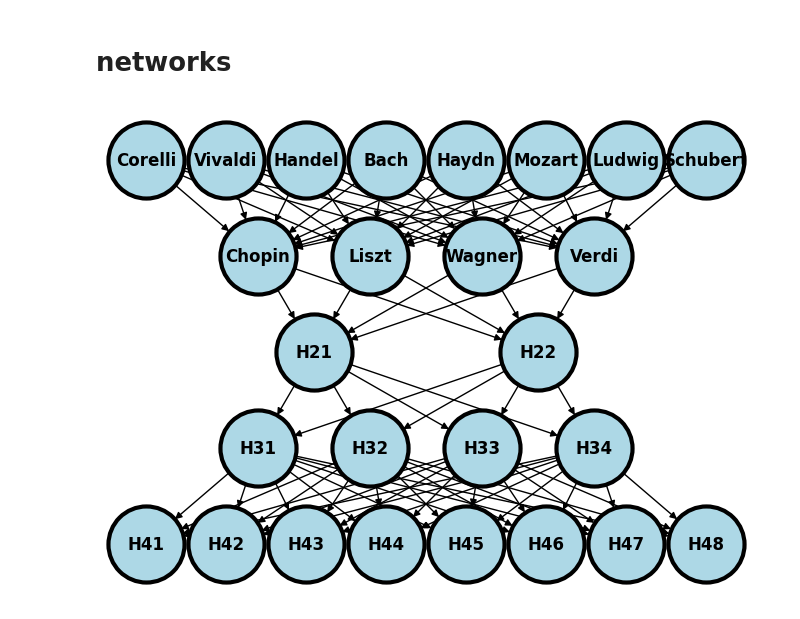
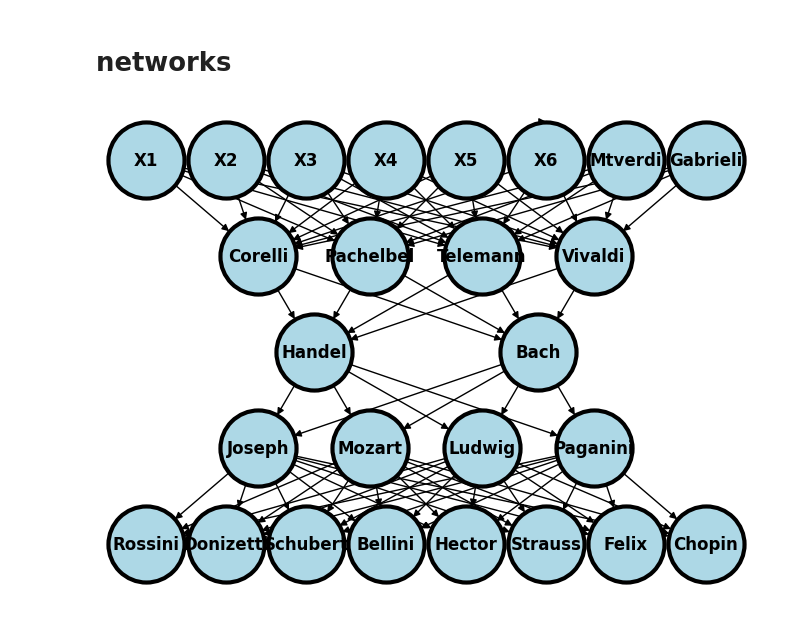
Before and after one commit to muzaale/destruction, a Jupyter notebook: _build/jupyter_execute/networks.ipynb, the cells around one changed output. Drawn from its saved outputs; the diff is of its cells as text; code cells hidden in the pictures.

```diff
--- a/_build/jupyter_execute/networks.ipynb
+++ b/_build/jupyter_execute/networks.ipynb
@@ -8,79 +8,79 @@ import sklearn as skl
 
 #plt.figure(figsize=[2, 2])
 G = nx.DiGraph()
-G.add_node("Corelli",  pos = (0, 5) )
-G.add_node("Vivaldi",  pos = (1, 5) )
-G.add_node("Handel",  pos = (2, 5) )
-G.add_node("Bach",  pos = (3, 5) )
-G.add_node("Haydn",  pos = (4, 5) )
-G.add_node("Mozart",  pos = (5, 5) )
-G.add_node("Ludwig",  pos = (6, 5) )
-G.add_node("Schubert",  pos = (7, 5) )
+G.add_node("X1",  pos = (0, 5) )
+G.add_node("X2",  pos = (1, 5) )
+G.add_node("X3",  pos = (2, 5) )
+G.add_node("X4",  pos = (3, 5) )
+G.add_node("X5",  pos = (4, 5) )
+G.add_node("X6",  pos = (5, 5) )
+G.add_node("Mtverdi",  pos = (6, 5) )
+G.add_node("Gabrieli",  pos = (7, 5) )
 
-G.add_node("Chopin",  pos = (1.4, 4) )
-G.add_node("Liszt",  pos = (2.8, 4) )
-G.add_node("Wagner",  pos = (4.2, 4) )
-G.add_node("Verdi",  pos = (5.6, 4) )
+G.add_node("Corelli",  pos = (1.4, 4) )
+G.add_node("Pachelbel",  pos = (2.8, 4) )
+G.add_node("Telemann",  pos = (4.2, 4) )
+G.add_node("Vivaldi",  pos = (5.6, 4) )
 
-G.add_node("H21",  pos = (2.1, 3) )
-G.add_node("H22",  pos = (4.9, 3) )
+G.add_node("Handel",  pos = (2.1, 3) )
+G.add_node("Bach",  pos = (4.9, 3) )
 
-G.add_node("H31",  pos = (1.4, 2) )
-G.add_node("H32",  pos = (2.8, 2) )
-G.add_node("H33",  pos = (4.2, 2) )
-G.add_node("H34",  pos = (5.6, 2) )
+G.add_node("Joseph",  pos = (1.4, 2) )
+G.add_node("Mozart",  pos = (2.8, 2) )
+G.add_node("Ludwig",  pos = (4.2, 2) )
+G.add_node("Paganini",  pos = (5.6, 2) )
 
 
-G.add_node("H41",  pos = (0, 1) )
-G.add_node("H42",  pos = (1, 1) )
-G.add_node("H43",  pos = (2, 1) )
-G.add_node("H44",  pos = (3, 1) )
-G.add_node("H45",  pos = (4, 1) )
-G.add_node("H46",  pos = (5, 1) )
-G.add_node("H47",  pos = (6, 1) )
-G.add_node("H48",  pos = (7, 1) )
+G.add_node("Rossini",  pos = (0, 1) )
+G.add_node("Donizetti",  pos = (1, 1) )
+G.add_node("Schubert",  pos = (2, 1) )
+G.add_node("Bellini",  pos = (3, 1) )
+G.add_node("Hector",  pos = (4, 1) )
+G.add_node("Strauss",  pos = (5, 1) )
+G.add_node("Felix",  pos = (6, 1) )
+G.add_node("Chopin",  pos = (7, 1) )
 
-G.add_edges_from([ ("Corelli", "Chopin"),  ("Corelli", "Liszt"),  ("Corelli", "Wagner"),  ("Corelli", "Verdi")])
-G.add_edges_from([ ("Vivaldi", "Chopin"),  ("Vivaldi", "Liszt"),  ("Vivaldi", "Wagner"),  ("Vivaldi", "Verdi")])
-G.add_edges_from([ ("Handel", "Chopin"),  ("Handel", "Liszt"),  ("Handel", "Wagner"),  ("Handel", "Verdi")])
-G.add_edges_from([ ("Bach", "Chopin"),  ("Bach", "Liszt"),  ("Bach", "Wagner"),  ("Bach", "Verdi")])
-G.add_edges_from([ ("Haydn", "Chopin"),  ("Haydn", "Liszt"),  ("Haydn", "Wagner"),  ("Haydn", "Verdi")])
-G.add_edges_from([ ("Mozart", "Chopin"),  ("Mozart", "Liszt"),  ("Mozart", "Wagner"),  ("Mozart", "Verdi")])
-G.add_edges_from([ ("Ludwig", "Chopin"),  ("Ludwig", "Liszt"),  ("Ludwig", "Wagner"),  ("Ludwig", "Verdi")])
-G.add_edges_from([ ("Schubert", "Chopin"),  ("Schubert", "Liszt"),  ("Schubert", "Wagner"),  ("Schubert", "Verdi")])
+G.add_edges_from([ ("X1", "Corelli"),  ("X1", "Pachelbel"),  ("X1", "Telemann"),  ("X1", "Vivaldi")])
+G.add_edges_from([ ("X2", "Corelli"),  ("X2", "Pachelbel"),  ("X2", "Telemann"),  ("X2", "Vivaldi")])
+G.add_edges_from([ ("X3", "Corelli"),  ("X3", "Pachelbel"),  ("X3", "Telemann"),  ("X3", "Vivaldi")])
+G.add_edges_from([ ("X4", "Corelli"),  ("X4", "Pachelbel"),  ("X4", "Telemann"),  ("X4", "Vivaldi")])
+G.add_edges_from([ ("X5", "Corelli"),  ("X5", "Pachelbel"),  ("X5", "Telemann"),  ("X5", "Vivaldi")])
+G.add_edges_from([ ("X6", "Corelli"),  ("X6", "X6"),  ("X6", "Telemann"),  ("X6", "Vivaldi")])
+G.add_edges_from([ ("Mtverdi", "Corelli"),  ("Mtverdi", "Pachelbel"),  ("Mtverdi", "Telemann"),  ("Mtverdi", "Vivaldi")])
+G.add_edges_from([ ("Gabrieli", "Corelli"),  ("Gabrieli", "Pachelbel"),  ("Gabrieli", "Telemann"),  ("Gabrieli", "Vivaldi")])
 
-G.add_edges_from([ ("Chopin", "H21"),  ("Chopin", "H22")])
-G.add_edges_from([ ("Liszt", "H21"),  ("Liszt", "H22")])
-G.add_edges_from([ ("Wagner", "H21"),  ("Wagner", "H22")])
-G.add_edges_from([ ("Verdi", "H21"),  ("Verdi", "H22")])
+G.add_edges_from([ ("Corelli", "Handel"),  ("Corelli", "Bach")])
+G.add_edges_from([ ("Pachelbel", "Handel"),  ("Pachelbel", "Bach")])
+G.add_edges_from([ ("Telemann", "Handel"),  ("Telemann", "Bach")])
+G.add_edges_from([ ("Vivaldi", "Handel"),  ("Vivaldi", "Bach")])
 
 
-G.add_edges_from([ ("H21", "H31"),  ("H21", "H32"),  ("H21", "H33"),  ("H21", "H34")])
-G.add_edges_from([ ("H22", "H31"),  ("H22", "H32"),  ("H22", "H33"),  ("H22", "H34")])
+G.add_edges_from([ ("Handel", "Joseph"),  ("Handel", "Mozart"),  ("Handel", "Ludwig"),  ("Handel", "Paganini")])
+G.add_edges_from([ ("Bach", "Joseph"),  ("Bach", "Mozart"),  ("Bach", "Ludwig"),  ("Bach", "Paganini")])
 
-G.add_edges_from([ ("H31", "H41"),  ("H31", "H42"),  ("H31", "H43"),  ("H31", "H44")])
-G.add_edges_from([ ("H31", "H45"),  ("H31", "H46"),  ("H31", "H47"),  ("H31", "H48")])
-G.add_edges_from([ ("H32", "H41"),  ("H32", "H42"),  ("H32", "H43"),  ("H32", "H44")])
-G.add_edges_from([ ("H32", "H45"),  ("H32", "H46"),  ("H32", "H47"),  ("H32", "H48")])
-G.add_edges_from([ ("H33", "H41"),  ("H33", "H42"),  ("H33", "H43"),  ("H33", "H44")])
-G.add_edges_from([ ("H33", "H45"),  ("H33", "H46"),  ("H33", "H47"),  ("H33", "H48")])
-G.add_edges_from([ ("H34", "H41"),  ("H34", "H42"),  ("H34", "H43"),  ("H34", "H44")])
-G.add_edges_from([ ("H34", "H45"),  ("H34", "H46"),  ("H34", "H47"),  ("H34", "H48")])
+G.add_edges_from([ ("Joseph", "Rossini"),  ("Joseph", "Donizetti"),  ("Joseph", "Schubert"),  ("Joseph", "Bellini")])
+G.add_edges_from([ ("Joseph", "Hector"),  ("Joseph", "Strauss"),  ("Joseph", "Felix"),  ("Joseph", "Chopin")])
+G.add_edges_from([ ("Mozart", "Rossini"),  ("Mozart", "Donizetti"),  ("Mozart", "Schubert"),  ("Mozart", "Bellini")])
+G.add_edges_from([ ("Mozart", "Hector"),  ("Mozart", "Strauss"),  ("Mozart", "Felix"),  ("Mozart", "Chopin")])
+G.add_edges_from([ ("Ludwig", "Rossini"),  ("Ludwig", "Donizetti"),  ("Ludwig", "Schubert"),  ("Ludwig", "Bellini")])
+G.add_edges_from([ ("Ludwig", "Hector"),  ("Ludwig", "Strauss"),  ("Ludwig", "Felix"),  ("Ludwig", "Chopin")])
+G.add_edges_from([ ("Paganini", "Rossini"),  ("Paganini", "Donizetti"),  ("Paganini", "Schubert"),  ("Paganini", "Bellini")])
+G.add_edges_from([ ("Paganini", "Hector"),  ("Paganini", "Strauss"),  ("Paganini", "Felix"),  ("Paganini", "Chopin")])
 
 
 #G.add_edges_from([("H11", "H21"), ("H11", "H22"), ("H12", "H21"), ("H12", "H22")])
 #G.add_edges_from([("H21", "Y"), ("H22", "Y")])
 nx.draw(G,
         nx.get_node_attributes(G, 'pos'),
         with_labels=True,
         font_weight='bold',
         node_size = 3000,
         node_color = "lightblue",
         linewidths = 3)
 ax= plt.gca()
 ax.collections[0].set_edgecolor("#000000")
 ax.set_xlim([-.5, 7.5])
 ax.set_ylim([.5, 5.5])
 plt.show()
 # %% [output]
-[figure, old version]
+[figure, new version]
```
Also changed, not shown: parts of 2 cells of this notebook, 8 other files.
